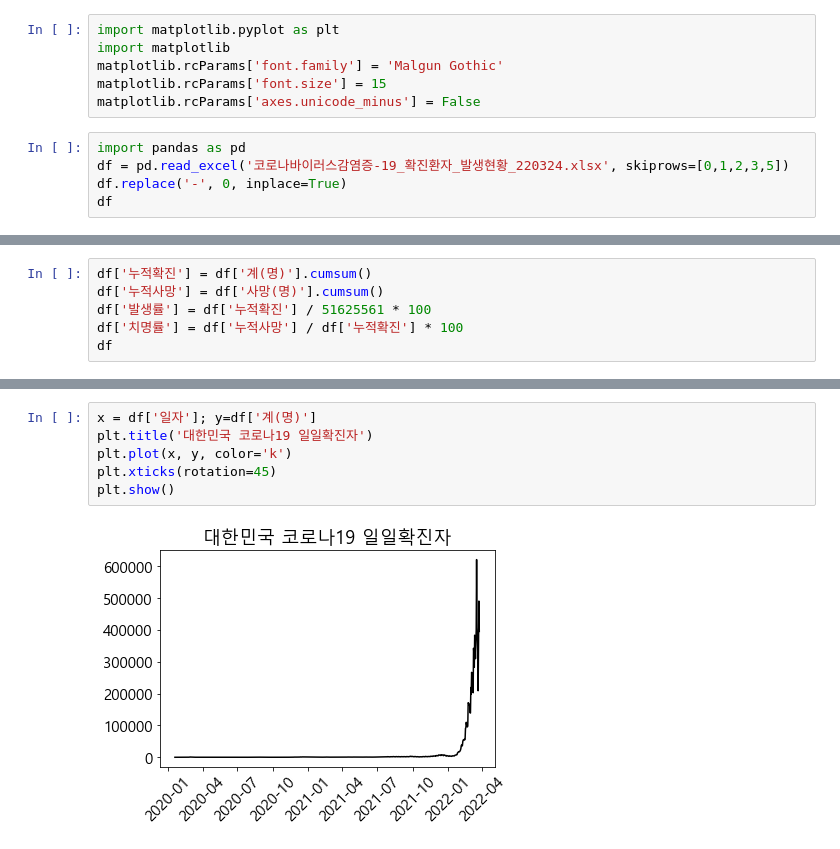
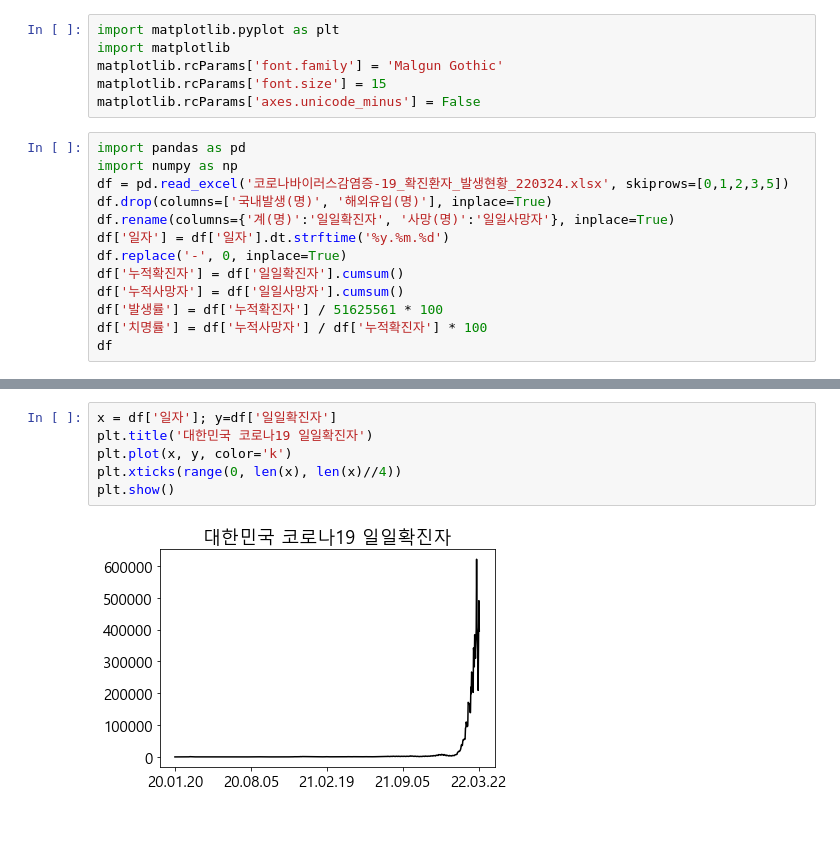
Before and after one commit to cpwoo/ProjectCorona, a Jupyter notebook: ProjectCorona.ipynb, the cells around one changed output, grey strips where cells are left out. Drawn from its saved outputs; the diff is of its cells as text.

```diff
--- a/ProjectCorona.ipynb
+++ b/ProjectCorona.ipynb
@@ -6,7 +6,15 @@ matplotlib.rcParams['font.size'] = 15
 matplotlib.rcParams['axes.unicode_minus'] = False
 # %%
 import pandas as pd
+import numpy as np
 df = pd.read_excel('코로나바이러스감염증-19_확진환자_발생현황_220324.xlsx', skiprows=[0,1,2,3,5])
+df.drop(columns=['국내발생(명)', '해외유입(명)'], inplace=True)
+df.rename(columns={'계(명)':'일일확진자', '사망(명)':'일일사망자'}, inplace=True)
+df['일자'] = df['일자'].dt.strftime('%y.%m.%d')
 df.replace('-', 0, inplace=True)
+df['누적확진자'] = df['일일확진자'].cumsum()
+df['누적사망자'] = df['일일사망자'].cumsum()
+df['발생률'] = df['누적확진자'] / 51625561 * 100
+df['치명률'] = df['누적사망자'] / df['누적확진자'] * 100
 df
 # %% [output]
@@ -26,6 +33,0 @@ df
-# %%
-df['누적확진'] = df['계(명)'].cumsum()
-df['누적사망'] = df['사망(명)'].cumsum()
-df['발생률'] = df['누적확진'] / 51625561 * 100
-df['치명률'] = df['누적사망'] / df['누적확진'] * 100
-df
@@ -67,9 +55,9 @@ df30
 # %%
-x = df['일자']; y=df['계(명)']
+x = df['일자']; y=df['일일확진자']
 plt.title('대한민국 코로나19 일일확진자')
 plt.plot(x, y, color='k')
-plt.xticks(rotation=45)
+plt.xticks(range(0, len(x), len(x)//4))
 plt.show()
 # %% [output]
-[figure, old version]
+[figure, new version]
 # %%
```
Also changed, not shown: parts of 12 cells of this notebook, 1 other file.
